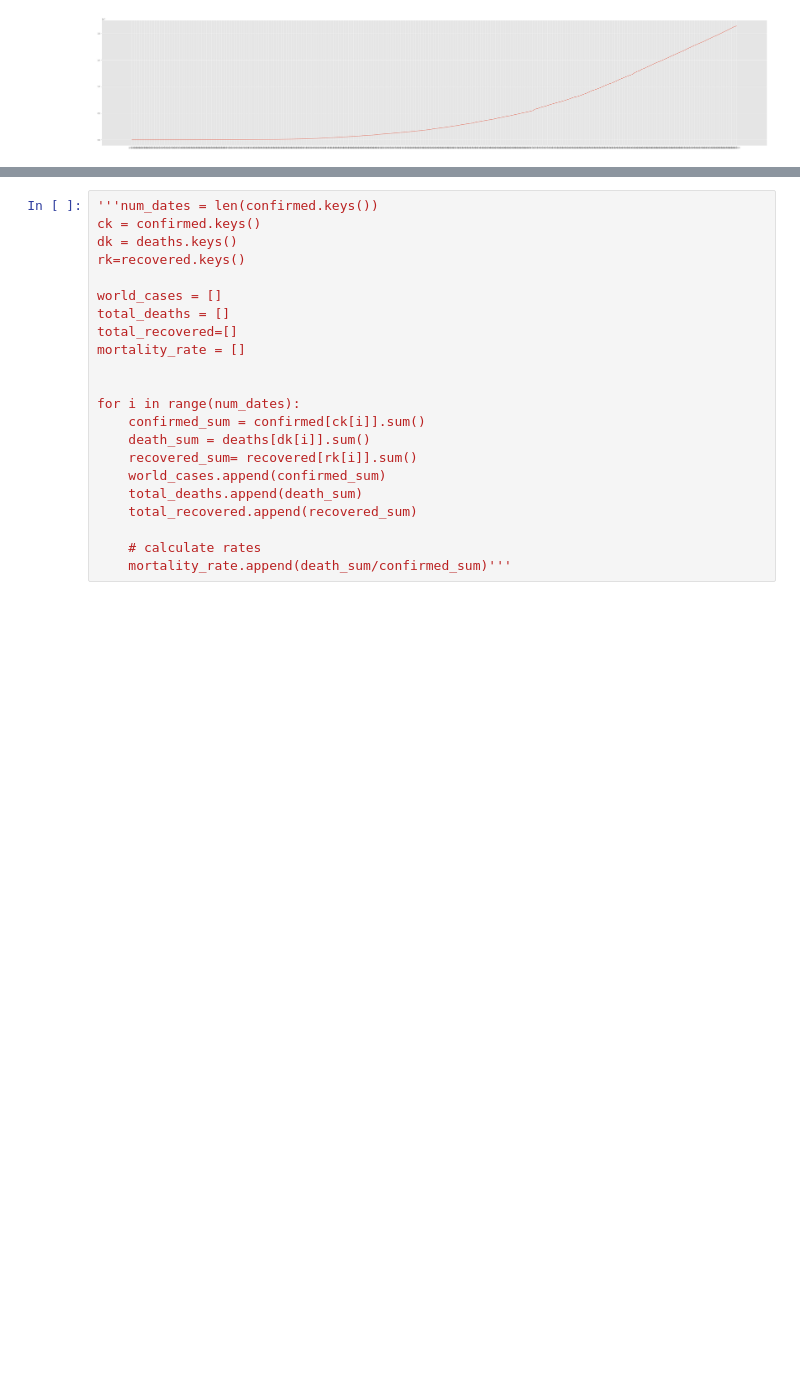
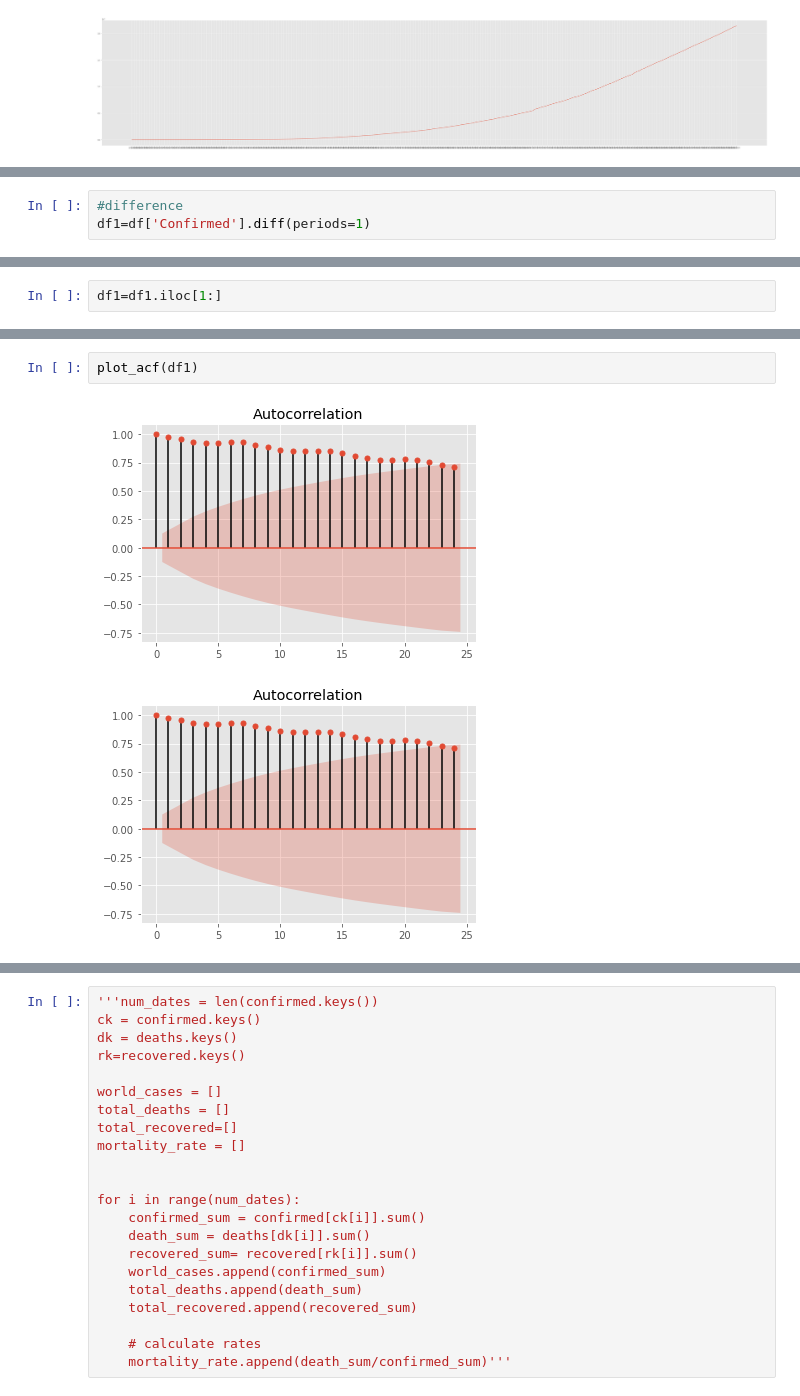
Before and after one commit to 21Ovi/COVID-19-Time-Series-Prediction, a Jupyter notebook: COVID_19_TimeSeries_Prediction.ipynb, the cells around one changed output, grey strips where cells are left out. Cells and saved outputs as stored; diff of their text form; blank space fills up the shorter version.

```diff
--- a/COVID_19_TimeSeries_Prediction.ipynb
+++ b/COVID_19_TimeSeries_Prediction.ipynb
@@ -220,0 +288,3 @@ plt.tight_layout()
+# %%
+#difference
+df1=df['Confirmed'].diff(periods=1)
@@ -220,0 +307,2 @@ plt.tight_layout()
+# %%
+df1=df1.iloc[1:]
@@ -220,0 +325,5 @@ plt.tight_layout()
+# %%
+plot_acf(df1)
+# %% [output]
+[figure, added]
+[figure, added]
```
Also changed, not shown: parts of 26 cells of this notebook.
